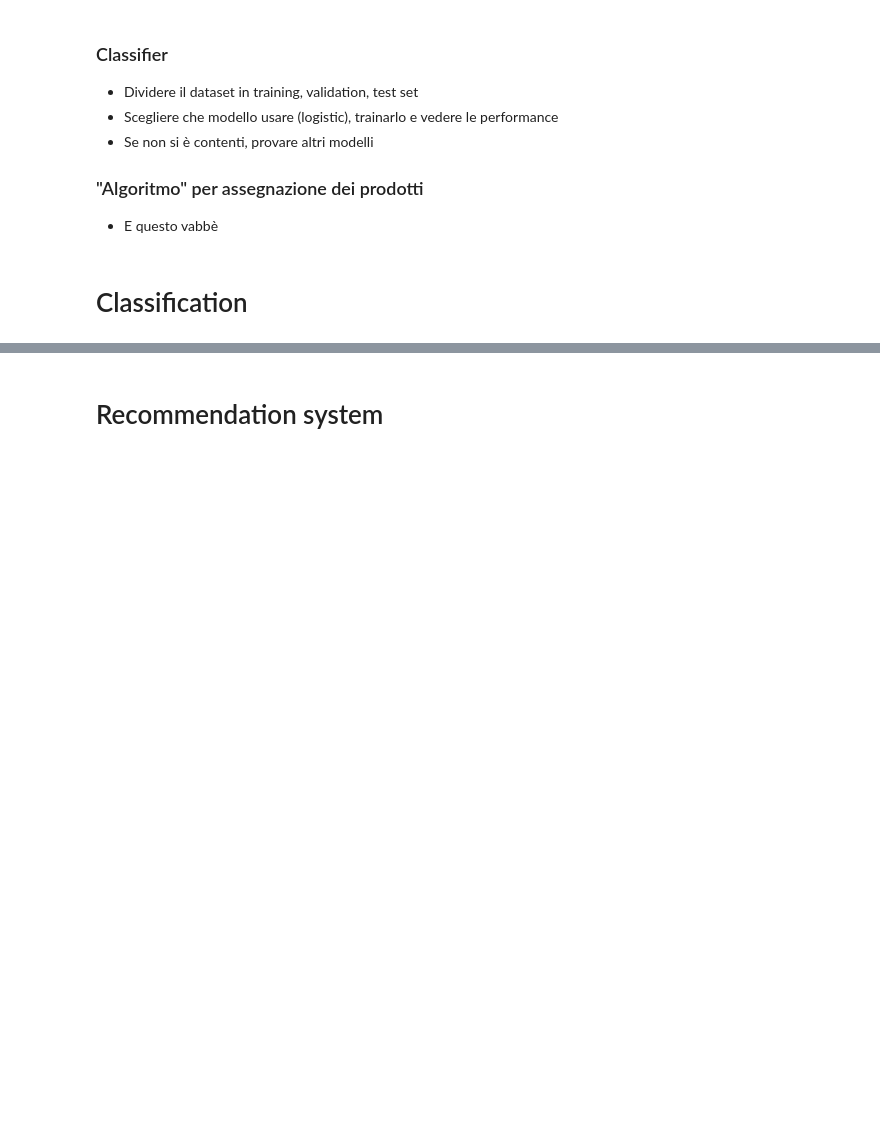
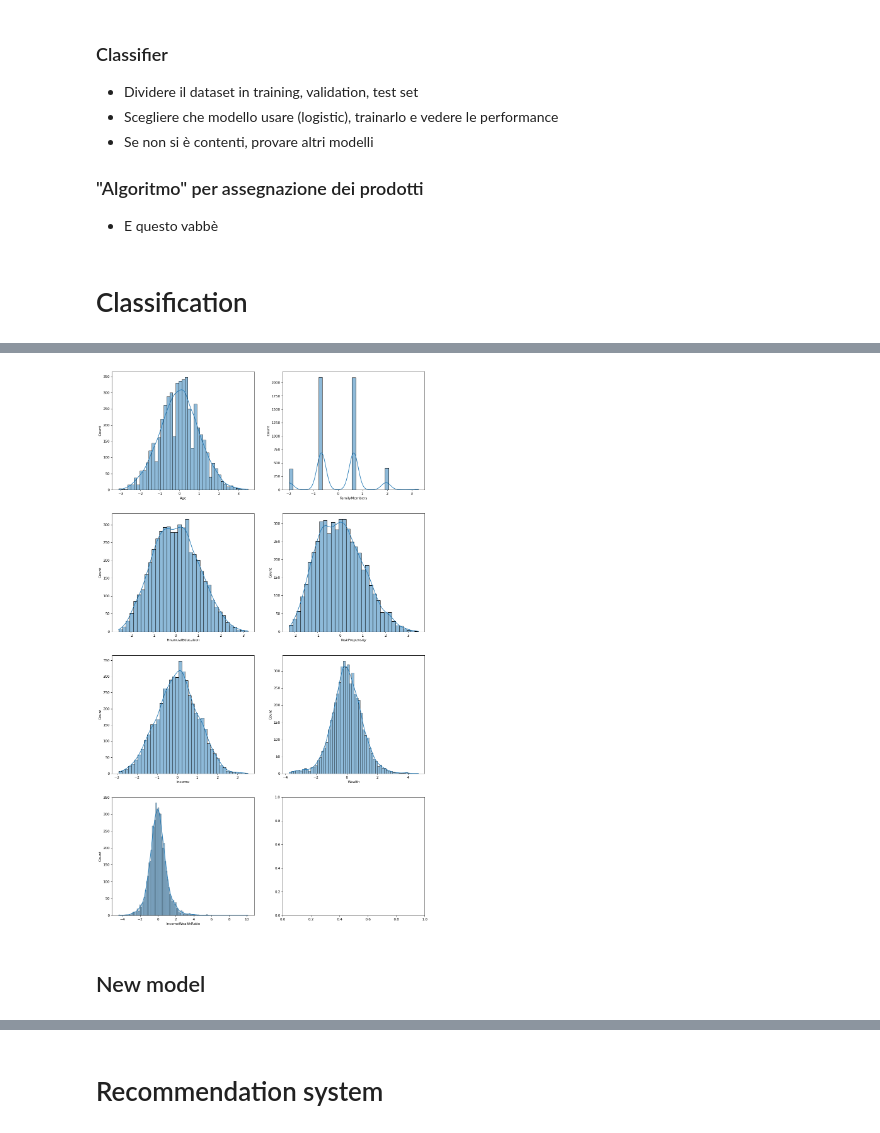
Before and after one commit to venturellimatteo/fintech-projects, a Jupyter notebook: 2 - Recommendation System/RecommendationSystem.ipynb, the cells around one changed output, grey strips where cells are left out. Saved outputs shown, nothing was run; the diff lists cells and outputs as text; code cells hidden in the pictures; blank space fills up the shorter version.

```diff
--- a/2 - Recommendation System/RecommendationSystem.ipynb
+++ b/2 - Recommendation System/RecommendationSystem.ipynb
@@ -103,0 +191,31 @@ for f in features:
+# %%
+x_df['Wealth'] = x_df['Wealth']**0.1
+x_df['Income'] = x_df['Income']**0.3
+
+features = x_df.columns
+indexes = np.arange(len(features))
+
+means = np.empty(len(features))
+stds = np.empty(len(features))
+
+for f, i in zip(features, indexes):
+    means[i] = np.mean(x_df[f])
+    stds[i] = np.std(x_df[f])
+    x_df[f] = (x_df[f] - means[i]) / stds[i]
+
+fig, axes = plt.subplots(4, 2, figsize=(16,28), dpi=80)
+row = column = 0
+
+for f in features:
+    ax = axes[row][column]
+
+    sns.histplot(data=x_df, x=f, ax=ax, kde=True)
+
+    column = column + 1
+    if column % 2 == 0:
+        column = 0
+        row = row + 1
+# %% [output]
+[figure, added]
+# %% [markdown]
+## New model
```
Also changed, not shown: parts of 21 cells of this notebook.
